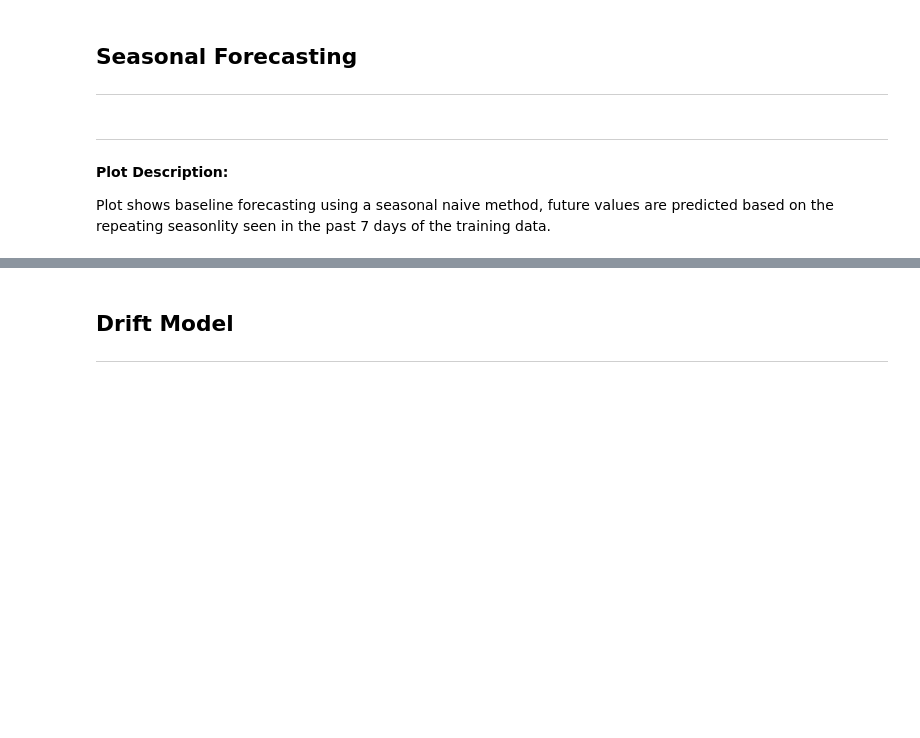
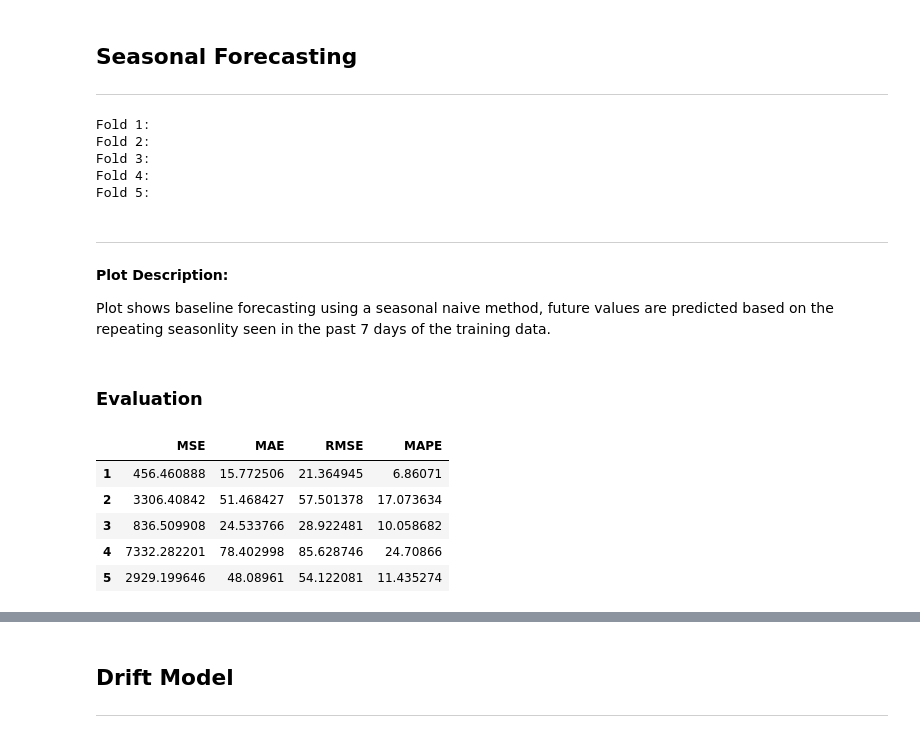
Before and after one commit to simrenbasra/timeseries, a Jupyter notebook: notebooks/02_forecasting_models/01-baseline-forecasting.ipynb, the cells around one changed output, grey strips where cells are left out. Saved outputs shown, nothing was run; the diff lists cells and outputs as text; code cells hidden in the pictures; blank space fills up the shorter version.

```diff
--- a/notebooks/02_forecasting_models/01-baseline-forecasting.ipynb
+++ b/notebooks/02_forecasting_models/01-baseline-forecasting.ipynb
@@ -188,5 +253,0 @@ last_7_days_values = train_df['Adj Close'].iloc[-7:].values
-# %%
-for i in range(len(val_df)):
-    # forecasts using values from the last 7 days of the training data
-    forecast_value = last_7_days_values[i % 7]
-    snaive_fcasts.append(forecast_value)
@@ -197,2 +253,0 @@ for i in range(len(val_df)):
-# %%
-snaive_predictions = pd.Series(snaive_fcasts, index=val_df.index, name='Predicted')
@@ -201,5 +254,46 @@ plt_forecast(snaive_predictions, 'Seasonal Naive')
+# %%
+snaive_results_df = pd.DataFrame(columns = ['MSE', 'MAE', 'RMSE', 'MAPE'], index = [1,2,3,4,5])
+# %%
+for i, (train_index, test_index) in enumerate(tscv.split(raw_data)):
+
+    train_df = raw_data.iloc[train_index, :]
+    test_df = raw_data.iloc[test_index, :]
+
+    snaive_fcasts = []
+
+    last_7_days_values = train_df['Close'].iloc[-7:].values
+    for idx in range(len(test_index)):
+        # forecasts using values from the last 7 days of the training data
+        forecast_value = last_7_days_values[idx % 7]
+        snaive_fcasts.append(forecast_value)
+
+    print(f"Fold {i + 1}:")
+    snaive_predictions = pd.Series(snaive_fcasts, index=test_df.index, name='Predicted')
+
+    plt_forecast(snaive_predictions, 'Seasonal Naive', train=train_df, test=test_df)
+
+    results_dict = fcast_evaluation(snaive_predictions.values, test_df['Close'].values)
+
+    snaive_results_df.iloc[i] = results_dict
+# %% [output]
+Fold 1:
+Fold 2:
+Fold 3:
+Fold 4:
+Fold 5:
 # %% [markdown]
 ----
 **Plot Description:**
 
 Plot shows baseline forecasting using a seasonal naive method, future values are predicted based on the repeating seasonlity seen in the past 7 days of the training data.
+# %% [markdown]
+### Evaluation
+# %%
+snaive_results_df
+# %% [output]
+|  | MSE | MAE | RMSE | MAPE |
+| 1 | 456.460888 | 15.772506 | 21.364945 | 6.86071 |
+| 2 | 3306.40842 | 51.468427 | 57.501378 | 17.073634 |
+| 3 | 836.509908 | 24.533766 | 28.922481 | 10.058682 |
+| 4 | 7332.282201 | 78.402998 | 85.628746 | 24.70866 |
+| 5 | 2929.199646 | 48.08961 | 54.122081 | 11.435274 |
```
Also changed, not shown: parts of 63 cells of this notebook.
